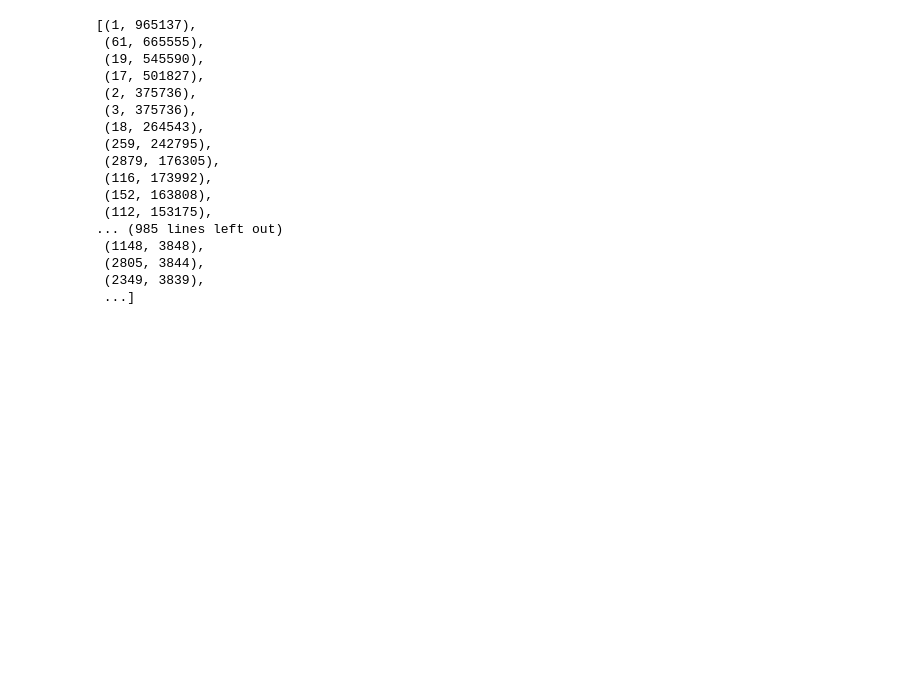
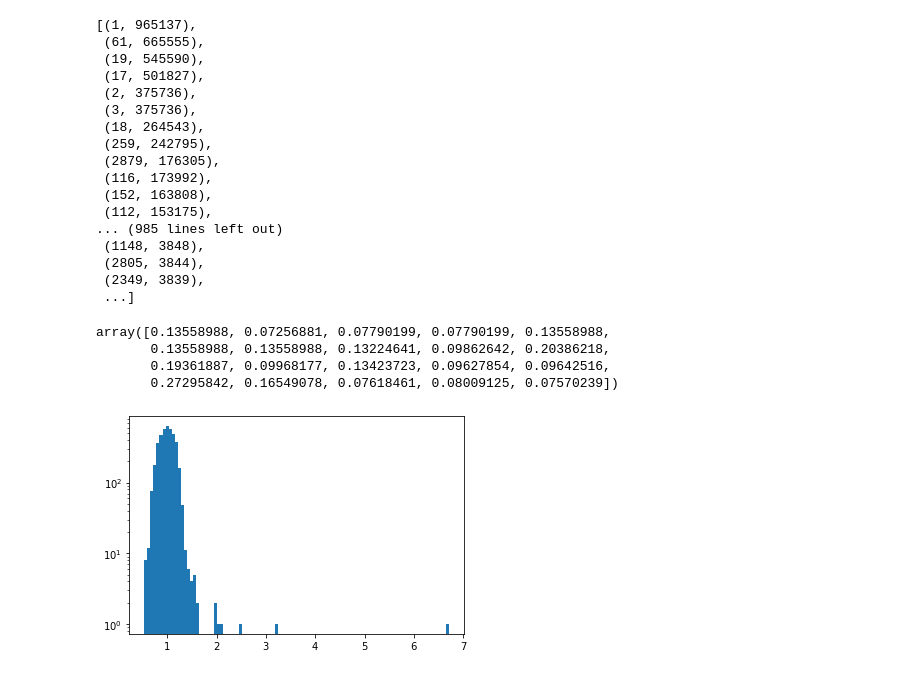
Before and after one commit to bana513/TextSummarization, a Jupyter notebook: visualization/token_frequency.ipynb, the cells around one changed output. Saved outputs shown, nothing was run; the diff lists cells and outputs as text; code cells hidden in the pictures; blank space fills up the shorter version.

```diff
--- a/visualization/token_frequency.ipynb
+++ b/visualization/token_frequency.ipynb
@@ -79,10 +79,8 @@ counter.most_common()
  ...]
 # %%
 counts = []
-total = 0
 for i in range(4000):
     count = counter[i]
     counts.append(count)
-    total += count
 
-counts = np.array(counts) / total
+counts = np.array(counts)
@@ -89 +91,8 @@ counts = np.array(counts) / total
+# %%
+counts[:20]
+# %% [output]
+array([0.13558988, 0.07256881, 0.07790199, 0.07790199, 0.13558988,
+       0.13558988, 0.13558988, 0.13224641, 0.09862642, 0.20386218,
+       0.19361887, 0.09968177, 0.13423723, 0.09627854, 0.09642516,
+       0.27295842, 0.16549078, 0.07618461, 0.08009125, 0.07570239])
 # %%
@@ -91 +100,6 @@ counts = (counts / counts.mean())
+# %%
+plt.yscale("log")
+plt.hist(counts, bins=100);
+# %% [output]
+[figure, added]
 # %%
```
Also changed, not shown: parts of 6 cells of this notebook, 6 other files.
